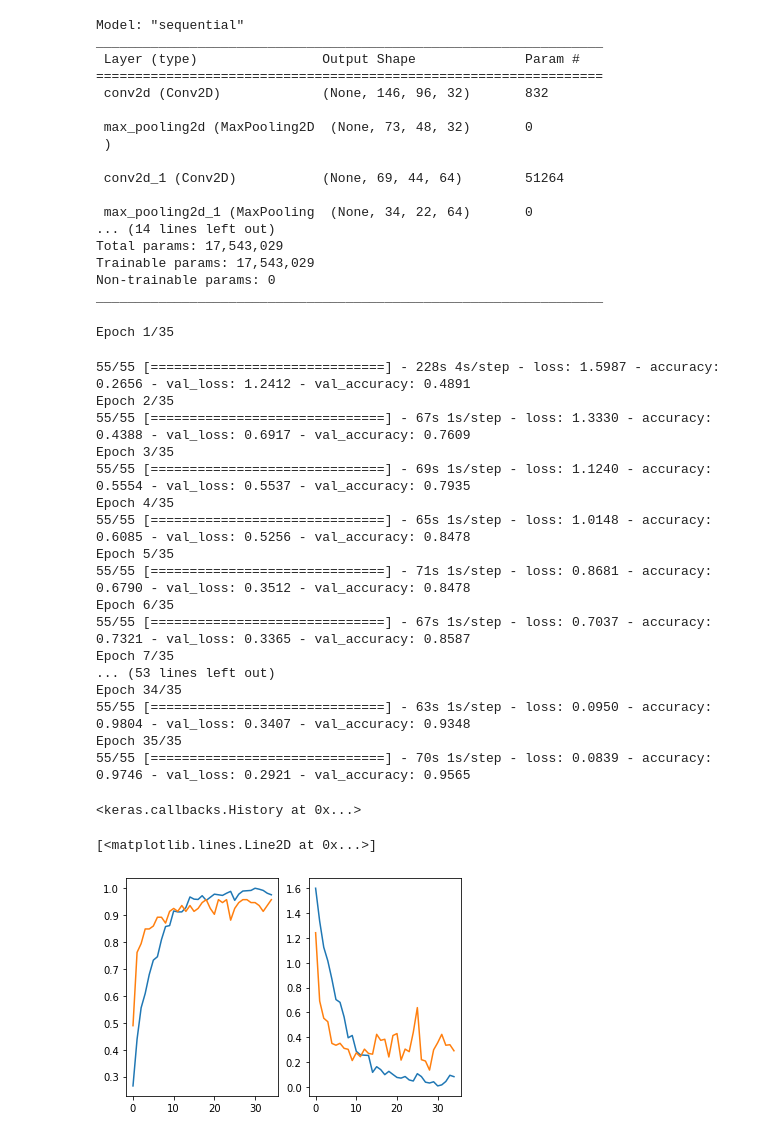
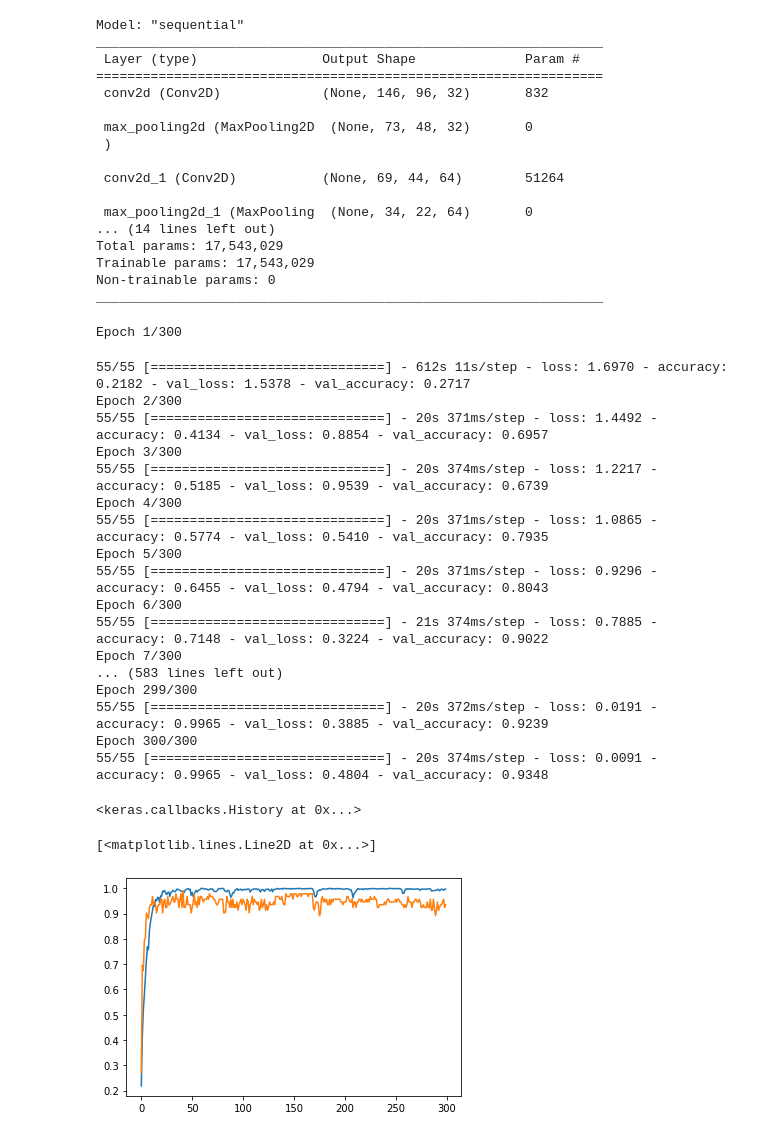
Before and after one commit to rakso-dev/TIA_proyecto, a Jupyter notebook: proyecto_TIA.ipynb, the cells around one changed output. Cells and saved outputs as stored; diff of their text form; code cells hidden in the pictures.

```diff
--- a/proyecto_TIA.ipynb
+++ b/proyecto_TIA.ipynb
@@ -75,38 +75,33 @@ _________________________________________________________________
 from PIL import ImageFile
 ImageFile.LOAD_TRUNCATED_IMAGES = True
 # %%
-history = model.fit(train_generator, epochs = 35, validation_data=validation_generator)
+history = model.fit(train_generator, epochs = 300, validation_data=validation_generator)
 # %% [output]
-Epoch 1/35
+Epoch 1/300
-55/55 [==============================] - 228s 4s/step - loss: 1.5987 - accuracy: 0.2656 - val_loss: 1.2412 - val_accuracy: 0.4891
-Epoch 2/35
-55/55 [==============================] - 67s 1s/step - loss: 1.3330 - accuracy: 0.4388 - val_loss: 0.6917 - val_accuracy: 0.7609
-Epoch 3/35
-55/55 [==============================] - 69s 1s/step - loss: 1.1240 - accuracy: 0.5554 - val_loss: 0.5537 - val_accuracy: 0.7935
-Epoch 4/35
-55/55 [==============================] - 65s 1s/step - loss: 1.0148 - accuracy: 0.6085 - val_loss: 0.5256 - val_accuracy: 0.8478
-Epoch 5/35
-55/55 [==============================] - 71s 1s/step - loss: 0.8681 - accuracy: 0.6790 - val_loss: 0.3512 - val_accuracy: 0.8478
-Epoch 6/35
-55/55 [==============================] - 67s 1s/step - loss: 0.7037 - accuracy: 0.7321 - val_loss: 0.3365 - val_accuracy: 0.8587
-Epoch 7/35
-... (53 lines left out)
-Epoch 34/35
-55/55 [==============================] - 63s 1s/step - loss: 0.0950 - accuracy: 0.9804 - val_loss: 0.3407 - val_accuracy: 0.9348
-Epoch 35/35
-55/55 [==============================] - 70s 1s/step - loss: 0.0839 - accuracy: 0.9746 - val_loss: 0.2921 - val_accuracy: 0.9565
+55/55 [==============================] - 612s 11s/step - loss: 1.6970 - accuracy: 0.2182 - val_loss: 1.5378 - val_accuracy: 0.2717
+Epoch 2/300
+55/55 [==============================] - 20s 371ms/step - loss: 1.4492 - accuracy: 0.4134 - val_loss: 0.8854 - val_accuracy: 0.6957
+Epoch 3/300
+55/55 [==============================] - 20s 374ms/step - loss: 1.2217 - accuracy: 0.5185 - val_loss: 0.9539 - val_accuracy: 0.6739
+Epoch 4/300
+55/55 [==============================] - 20s 371ms/step - loss: 1.0865 - accuracy: 0.5774 - val_loss: 0.5410 - val_accuracy: 0.7935
+Epoch 5/300
+55/55 [==============================] - 20s 371ms/step - loss: 0.9296 - accuracy: 0.6455 - val_loss: 0.4794 - val_accuracy: 0.8043
+Epoch 6/300
+55/55 [==============================] - 21s 374ms/step - loss: 0.7885 - accuracy: 0.7148 - val_loss: 0.3224 - val_accuracy: 0.9022
+Epoch 7/300
+... (583 lines left out)
+Epoch 299/300
+55/55 [==============================] - 20s 372ms/step - loss: 0.0191 - accuracy: 0.9965 - val_loss: 0.3885 - val_accuracy: 0.9239
+Epoch 300/300
+55/55 [==============================] - 20s 374ms/step - loss: 0.0091 - accuracy: 0.9965 - val_loss: 0.4804 - val_accuracy: 0.9348
 # %%
 history
 # %% [output]
 <keras.callbacks.History at 0x...>
-# %%
-_, axarr = plt.subplots(1,2)
-
-axarr[0].plot(history.history['accuracy'])
-axarr[0].plot(history.history['val_accuracy'])
-
-axarr[1].plot(history.history['loss'])
-axarr[1].plot(history.history['val_loss'])
-# %% [output]
-[<matplotlib.lines.Line2D at 0x...>]
-[figure, removed]
+# %%
+plt.plot(history.history['accuracy'])
+plt.plot(history.history['val_accuracy'])
+# %% [output]
+[<matplotlib.lines.Line2D at 0x...>]
+[figure, added]
```
Also changed, not shown: parts of 1 cell of this notebook.
